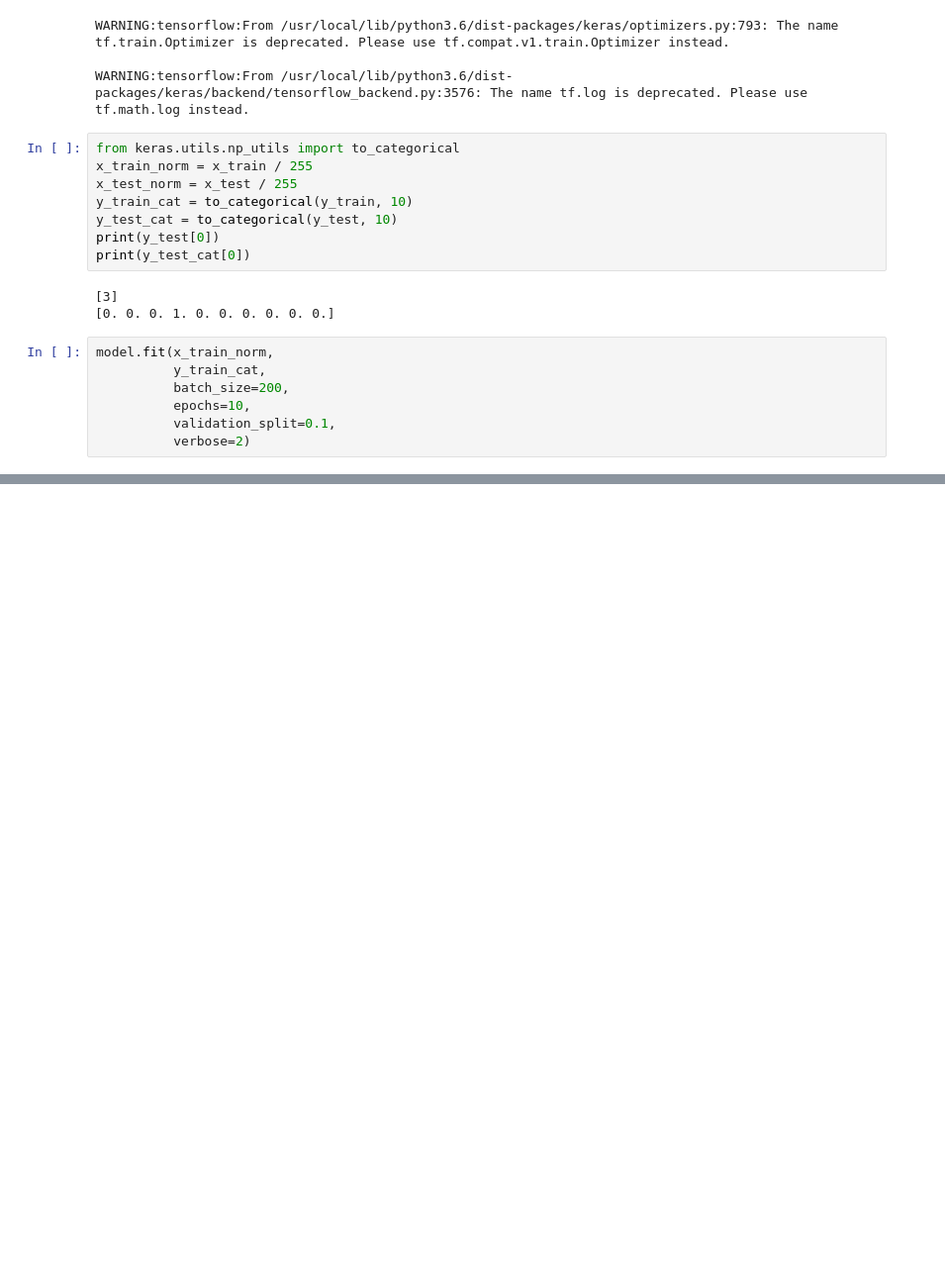
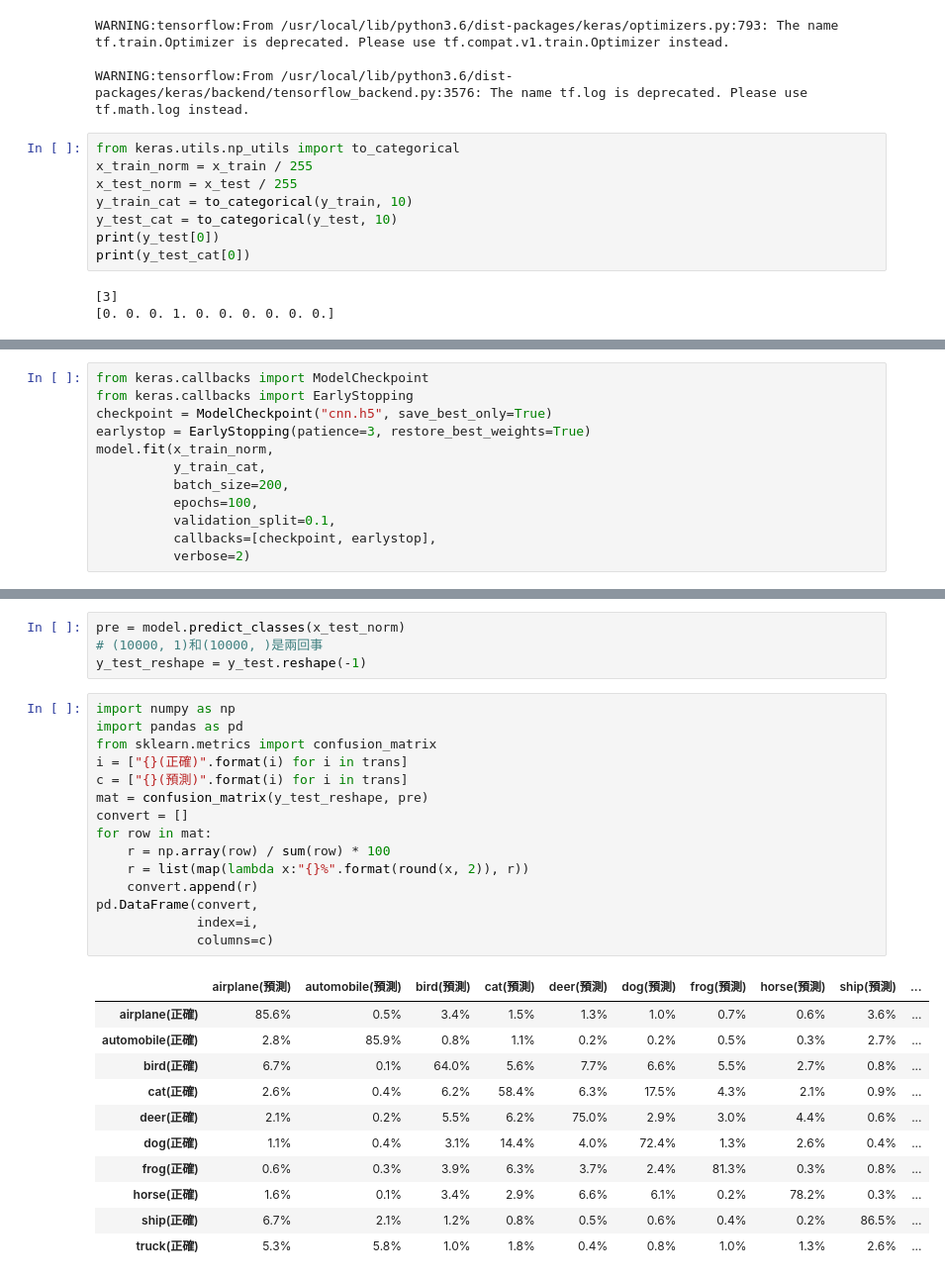
Before and after one commit to Elwing-Chou/MLDemo1216, a Jupyter notebook: cifar10.ipynb, the cells around one changed output, grey strips where cells are left out. Shown at 99% size. Saved outputs shown, nothing was run; the diff lists cells and outputs as text; blank space fills up the shorter version.

```diff
--- a/cifar10.ipynb
+++ b/cifar10.ipynb
@@ -100,10 +100,3 @@ print(y_test_cat[0])
 # %% [output]
 [3]
 [0. 0. 0. 1. 0. 0. 0. 0. 0. 0.]
-# %%
-model.fit(x_train_norm,
-          y_train_cat,
-          batch_size=200,
-          epochs=10,
-          validation_split=0.1,
-          verbose=2)
@@ -128,0 +103,12 @@ Epoch 10/10
+# %%
+from keras.callbacks import ModelCheckpoint
+from keras.callbacks import EarlyStopping
+checkpoint = ModelCheckpoint("cnn.h5", save_best_only=True)
+earlystop = EarlyStopping(patience=3, restore_best_weights=True)
+model.fit(x_train_norm,
+          y_train_cat,
+          batch_size=200,
+          epochs=100,
+          validation_split=0.1,
+          callbacks=[checkpoint, earlystop],
+          verbose=2)
@@ -133,0 +139,31 @@ model.evaluate(x_test_norm, y_test_cat)
+# %%
+pre = model.predict_classes(x_test_norm)
+# (10000, 1)和(10000, )是兩回事
+y_test_reshape = y_test.reshape(-1)
+# %%
+import numpy as np
+import pandas as pd
+from sklearn.metrics import confusion_matrix
+i = ["{}(正確)".format(i) for i in trans]
+c = ["{}(預測)".format(i) for i in trans]
+mat = confusion_matrix(y_test_reshape, pre)
+convert = []
+for row in mat:
+    r = np.array(row) / sum(row) * 100
+    r = list(map(lambda x:"{}%".format(round(x, 2)), r))
+    convert.append(r)
+pd.DataFrame(convert,
+             index=i,
+             columns=c)
+# %% [output]
+|  | airplane(預測) | automobile(預測) | bird(預測) | cat(預測) | deer(預測) | dog(預測) | frog(預測) | horse(預測) | ship(預測) | ... |
+| airplane(正確) | 85.6% | 0.5% | 3.4% | 1.5% | 1.3% | 1.0% | 0.7% | 0.6% | 3.6% | ... |
+| automobile(正確) | 2.8% | 85.9% | 0.8% | 1.1% | 0.2% | 0.2% | 0.5% | 0.3% | 2.7% | ... |
+| bird(正確) | 6.7% | 0.1% | 64.0% | 5.6% | 7.7% | 6.6% | 5.5% | 2.7% | 0.8% | ... |
+| cat(正確) | 2.6% | 0.4% | 6.2% | 58.4% | 6.3% | 17.5% | 4.3% | 2.1% | 0.9% | ... |
+| deer(正確) | 2.1% | 0.2% | 5.5% | 6.2% | 75.0% | 2.9% | 3.0% | 4.4% | 0.6% | ... |
+| dog(正確) | 1.1% | 0.4% | 3.1% | 14.4% | 4.0% | 72.4% | 1.3% | 2.6% | 0.4% | ... |
+| frog(正確) | 0.6% | 0.3% | 3.9% | 6.3% | 3.7% | 2.4% | 81.3% | 0.3% | 0.8% | ... |
+| horse(正確) | 1.6% | 0.1% | 3.4% | 2.9% | 6.6% | 6.1% | 0.2% | 78.2% | 0.3% | ... |
+| ship(正確) | 6.7% | 2.1% | 1.2% | 0.8% | 0.5% | 0.6% | 0.4% | 0.2% | 86.5% | ... |
+| truck(正確) | 5.3% | 5.8% | 1.0% | 1.8% | 0.4% | 0.8% | 1.0% | 1.3% | 2.6% | ... |
```
Also changed, not shown: parts of 7 cells of this notebook.
